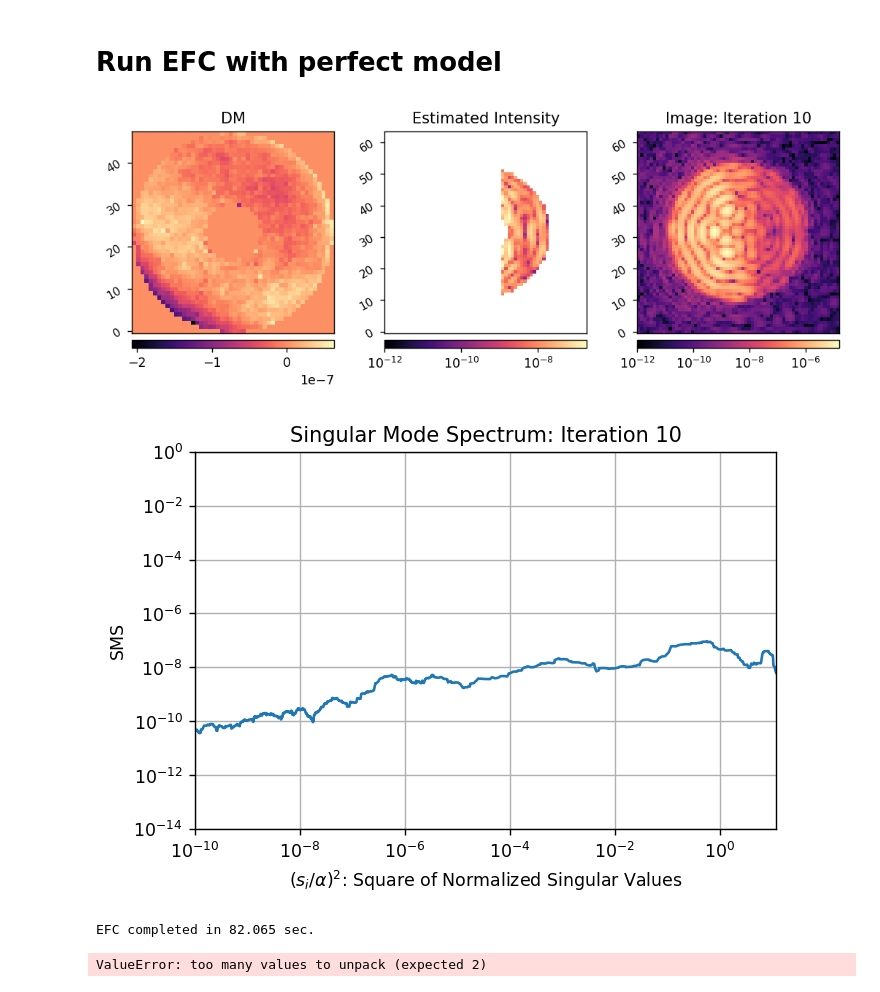
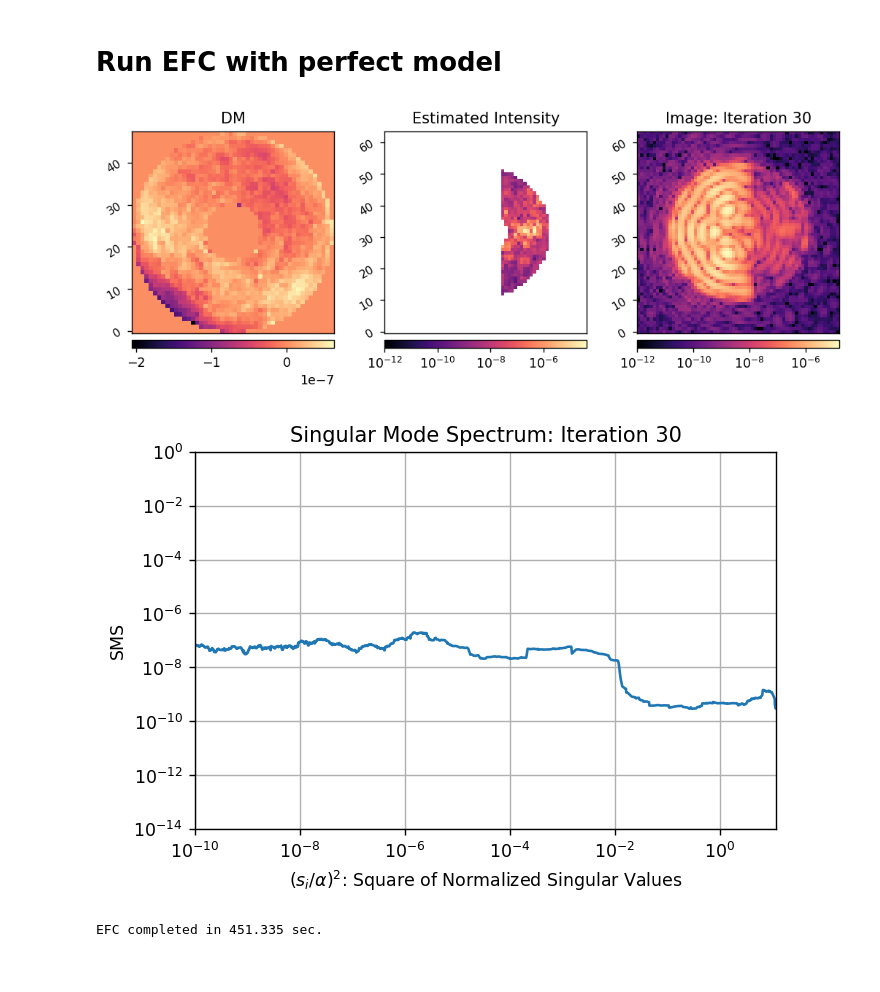
Before and after one commit to kian1377/roman-cgi-iefc, a Jupyter notebook: efc_pwp_1dm_hlc_broadband.ipynb, the cells around one changed output. Drawn from its saved outputs; the diff is of its cells as text; code cells hidden in the pictures.

```diff
--- a/efc_pwp_1dm_hlc_broadband.ipynb
+++ b/efc_pwp_1dm_hlc_broadband.ipynb
@@ -211,21 +210,22 @@ reg_conds = np.array([[0, 15, 25, 35, 40, 45, 55, 65, 70, 75, 80, 85, 90, 95, 10
 # %%
 reload(efc)
 reload(utils)
+
 sys.reset_dms()
+
 commands, est_efields, images = efc.run_efc_pwp(sys,
                                                 wavelengths,
                                                 probes,
                                                 jac,
                                                 reg_fun,
                                                 reg_conds,
                                                  dh_mask,
                                                  Imax_unocc,
-                                                 iterations=10,
+                                                 iterations=30,
                                                  display_current=True,
         #                                           display_all=True,
                                                  plot_sms=True)
 # %% [output]
-[figure, old version]
+[figure, new version]
-[figure, old version]
+[figure, new version]
-EFC completed in 82.065 sec.
+EFC completed in 451.335 sec.
-ValueError: too many values to unpack (expected 2)
```
Also changed, not shown: parts of 3 cells of this notebook, 17 other files.
